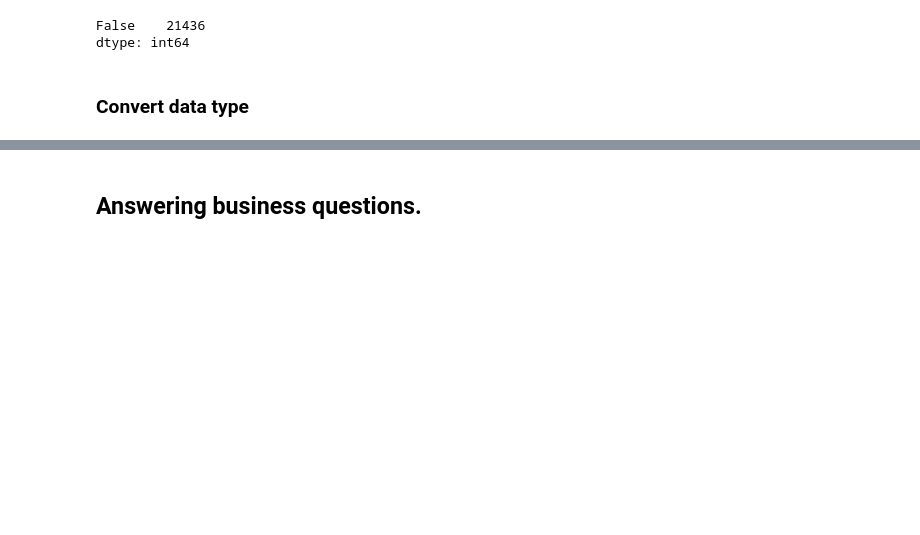
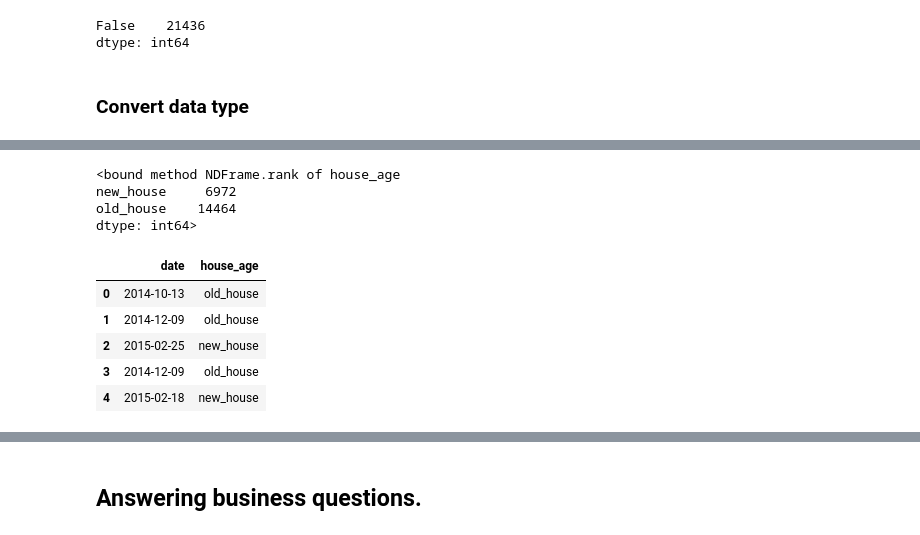
Before and after one commit to TiagoSolon/House_Rocket_Sales, a Jupyter notebook: Aula_02.ipynb, the cells around one changed output, grey strips where cells are left out. Cells and saved outputs as stored; diff of their text form; code cells hidden in the pictures; blank space fills up the shorter version.

```diff
--- a/Aula_02.ipynb
+++ b/Aula_02.ipynb
@@ -148,0 +140,24 @@ df2[['id','yr_built','yr_built2']].head()
+# %%
+# Use o np.select para criar nova coluna a partir de 2 ou mais condicoes e atribuir os valore dessa nova coluna.
+
+conditionlist = [
+    (df['date'] >= '2015-01-01'),
+    (df['date'] <= '2015-01-01')]
+choicelist = [ 'new_house','old_house']
+df['house_age'] = np.select(conditionlist, choicelist, default='not specified')
+# %%
+df.groupby(['house_age']).size().rank
+# %% [output]
+<bound method NDFrame.rank of house_age
+new_house     6972
+old_house    14464
+dtype: int64>
+# %%
+df[['date','house_age']].head()
+# %% [output]
+|  | date | house_age |
+| 0 | 2014-10-13 | old_house |
+| 1 | 2014-12-09 | old_house |
+| 2 | 2015-02-25 | new_house |
+| 3 | 2014-12-09 | old_house |
+| 4 | 2015-02-18 | new_house |
```
Also changed, not shown: parts of 46 cells of this notebook, 2 other files.
